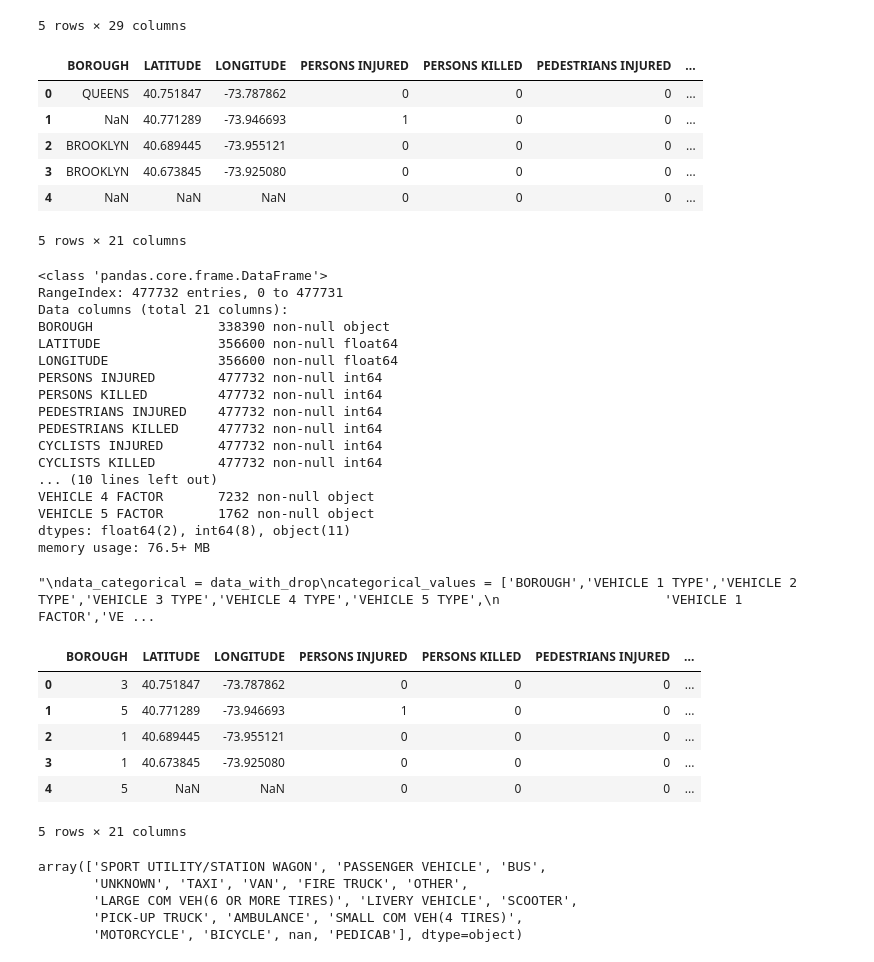
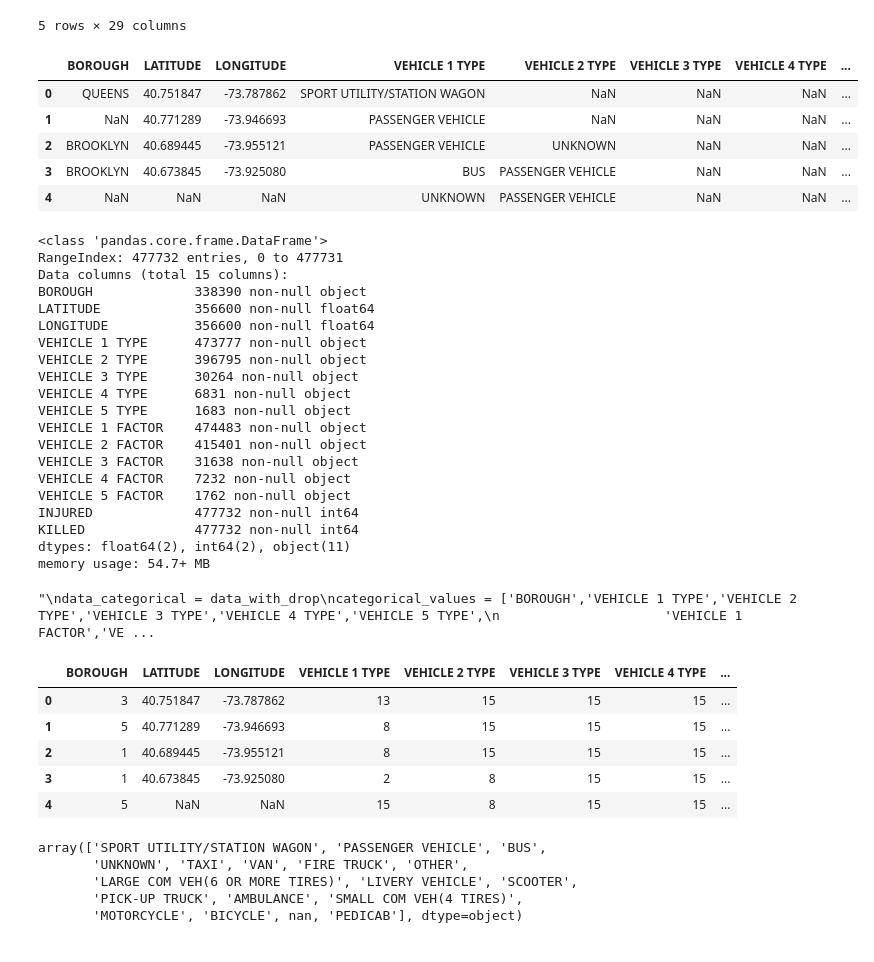
Before and after one commit to lainys/big-data, a Jupyter notebook: lab1.ipynb, the cells around one changed output. Drawn from its saved outputs; the diff is of its cells as text; code cells hidden in the pictures.

```diff
--- a/lab1.ipynb
+++ b/lab1.ipynb
@@ -34,3 +34,7 @@ data.head()
 | 3 | 3146013 | 01/01/2015 | 0:30 | BROOKLYN | 11213.0 | 40.673845 | -73.925080 | (40.6738445, -73.9250801) | BUFFALO AVENUE | ... |
 | 4 | 3146120 | 01/01/2015 | 0:33 | NaN | NaN | NaN | NaN | NaN | RICHMOND TERRACE | ... |
 5 rows × 29 columns
+# %%
+data['INJURED'] = data['PERSONS INJURED'] + data['PEDESTRIANS INJURED'] + data['CYCLISTS INJURED'] + data['MOTORISTS INJURED']
+
+data['KILLED'] = data['PERSONS KILLED'] + data['PEDESTRIANS KILLED'] + data['CYCLISTS KILLED'] + data['MOTORISTS KILLED']
@@ -37,36 +45,41 @@ data.head()
 # %%
 drop_column = ['UNIQUE KEY','LOCATION','ON STREET NAME',
-               'CROSS STREET NAME','OFF STREET NAME','DATE','TIME','ZIP CODE']
+               'CROSS STREET NAME','OFF STREET NAME','DATE','TIME','ZIP CODE',
+              'PERSONS INJURED','PEDESTRIANS INJURED','CYCLISTS INJURED','MOTORISTS INJURED',
+              'PERSONS KILLED','PEDESTRIANS KILLED','CYCLISTS KILLED','MOTORISTS KILLED']
+
 data_with_drop = data.drop(drop_column,axis=1)
 data_with_drop.head()
 # %% [output]
-|  | BOROUGH | LATITUDE | LONGITUDE | PERSONS INJURED | PERSONS KILLED | PEDESTRIANS INJURED | ... |
-| 0 | QUEENS | 40.751847 | -73.787862 | 0 | 0 | 0 | ... |
-| 1 | NaN | 40.771289 | -73.946693 | 1 | 0 | 0 | ... |
-| 2 | BROOKLYN | 40.689445 | -73.955121 | 0 | 0 | 0 | ... |
-| 3 | BROOKLYN | 40.673845 | -73.925080 | 0 | 0 | 0 | ... |
-| 4 | NaN | NaN | NaN | 0 | 0 | 0 | ... |
+|  | BOROUGH | LATITUDE | LONGITUDE | VEHICLE 1 TYPE | VEHICLE 2 TYPE | VEHICLE 3 TYPE | VEHICLE 4 TYPE | ... |
+| 0 | QUEENS | 40.751847 | -73.787862 | SPORT UTILITY/STATION WAGON | NaN | NaN | NaN | ... |
+| 1 | NaN | 40.771289 | -73.946693 | PASSENGER VEHICLE | NaN | NaN | NaN | ... |
+| 2 | BROOKLYN | 40.689445 | -73.955121 | PASSENGER VEHICLE | UNKNOWN | NaN | NaN | ... |
+| 3 | BROOKLYN | 40.673845 | -73.925080 | BUS | PASSENGER VEHICLE | NaN | NaN | ... |
+| 4 | NaN | NaN | NaN | UNKNOWN | PASSENGER VEHICLE | NaN | NaN | ... |
-5 rows × 21 columns
 # %%
 data_with_drop.info()
 # %% [output]
 <class 'pandas.core.frame.DataFrame'>
 RangeIndex: 477732 entries, 0 to 477731
-Data columns (total 21 columns):
-BOROUGH                338390 non-null object
-LATITUDE               356600 non-null float64
-LONGITUDE              356600 non-null float64
-PERSONS INJURED        477732 non-null int64
-PERSONS KILLED         477732 non-null int64
-PEDESTRIANS INJURED    477732 non-null int64
-PEDESTRIANS KILLED     477732 non-null int64
-CYCLISTS INJURED       477732 non-null int64
-CYCLISTS KILLED        477732 non-null int64
-... (10 lines left out)
-VEHICLE 4 FACTOR       7232 non-null object
-VEHICLE 5 FACTOR       1762 non-null object
-dtypes: float64(2), int64(8), object(11)
-memory usage: 76.5+ MB
+Data columns (total 15 columns):
+BOROUGH             338390 non-null object
+LATITUDE            356600 non-null float64
+LONGITUDE           356600 non-null float64
+VEHICLE 1 TYPE      473777 non-null object
+VEHICLE 2 TYPE      396795 non-null object
+VEHICLE 3 TYPE      30264 non-null object
+VEHICLE 4 TYPE      6831 non-null object
+VEHICLE 5 TYPE      1683 non-null object
+VEHICLE 1 FACTOR    474483 non-null object
+VEHICLE 2 FACTOR    415401 non-null object
+VEHICLE 3 FACTOR    31638 non-null object
+VEHICLE 4 FACTOR    7232 non-null object
+VEHICLE 5 FACTOR    1762 non-null object
+INJURED             477732 non-null int64
+KILLED              477732 non-null int64
+dtypes: float64(2), int64(2), object(11)
+memory usage: 54.7+ MB
 # %%
 '''
 data_categorical = data_with_drop
@@ -98,13 +111,12 @@ for col_name in categorical_values:
 # %%
 data_categorical.head()
 # %% [output]
-|  | BOROUGH | LATITUDE | LONGITUDE | PERSONS INJURED | PERSONS KILLED | PEDESTRIANS INJURED | ... |
-| 0 | 3 | 40.751847 | -73.787862 | 0 | 0 | 0 | ... |
-| 1 | 5 | 40.771289 | -73.946693 | 1 | 0 | 0 | ... |
-| 2 | 1 | 40.689445 | -73.955121 | 0 | 0 | 0 | ... |
-| 3 | 1 | 40.673845 | -73.925080 | 0 | 0 | 0 | ... |
-| 4 | 5 | NaN | NaN | 0 | 0 | 0 | ... |
+|  | BOROUGH | LATITUDE | LONGITUDE | VEHICLE 1 TYPE | VEHICLE 2 TYPE | VEHICLE 3 TYPE | VEHICLE 4 TYPE | ... |
+| 0 | 3 | 40.751847 | -73.787862 | 13 | 15 | 15 | 15 | ... |
+| 1 | 5 | 40.771289 | -73.946693 | 8 | 15 | 15 | 15 | ... |
+| 2 | 1 | 40.689445 | -73.955121 | 8 | 15 | 15 | 15 | ... |
+| 3 | 1 | 40.673845 | -73.925080 | 2 | 8 | 15 | 15 | ... |
+| 4 | 5 | NaN | NaN | 15 | 8 | 15 | 15 | ... |
-5 rows × 21 columns
 # %%
 import sklearn
 # %%
```
Also changed, not shown: parts of 23 cells of this notebook.
